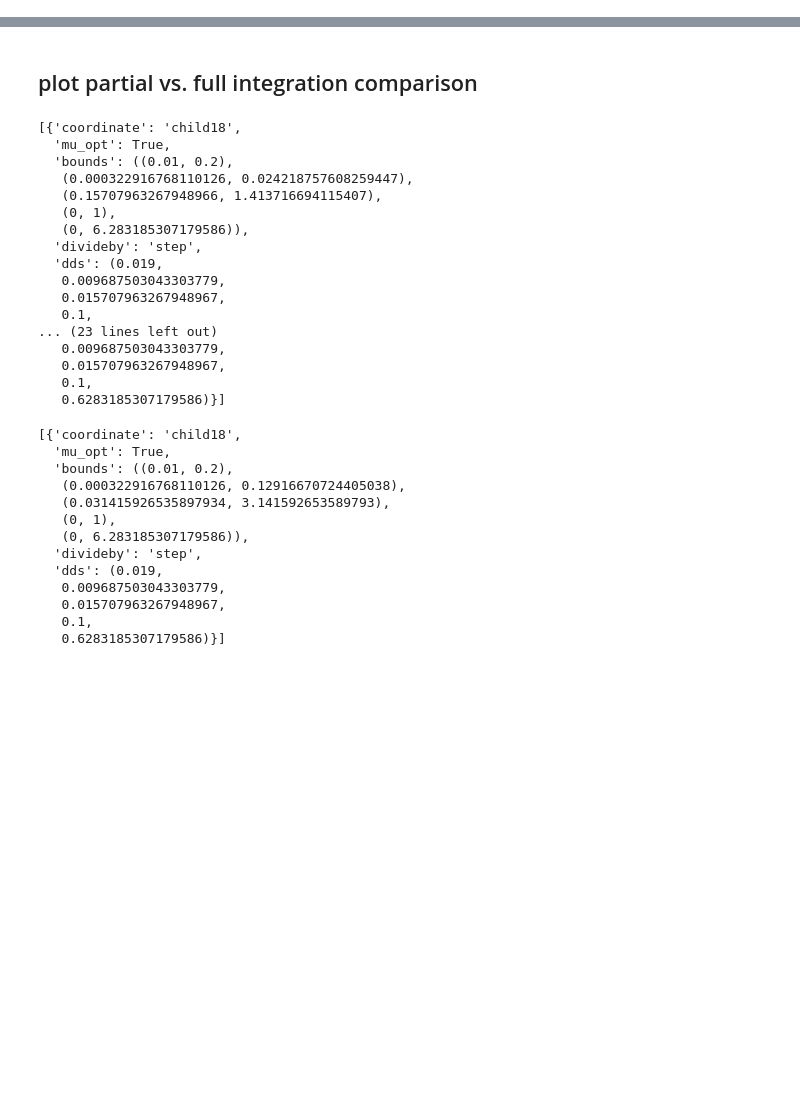
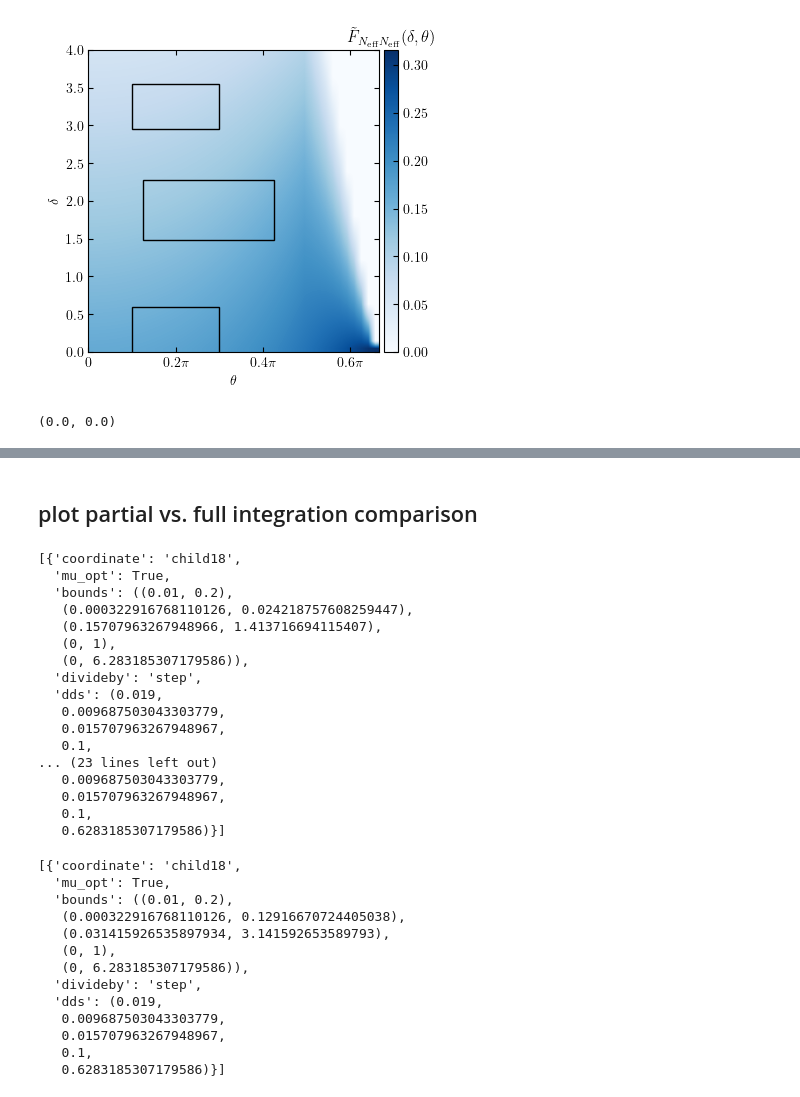
Before and after one commit to yanlongastro/galaxy_survey, a Jupyter notebook: bispectrum-interference-integration.ipynb, the cells around one changed output, grey strips where cells are left out. Cells and saved outputs as stored; diff of their text form; code cells hidden in the pictures; blank space fills up the shorter version.

```diff
--- a/bispectrum-interference-integration.ipynb
+++ b/bispectrum-interference-integration.ipynb
@@ -28,3 +25,9 @@ svy.update_survey_setups(ingredients=['RSD', 'damping', 'galactic_bias', 'recons
+# %%
+import defaults as df
+reload(df)
+dfs = df.defaults()
+
+svy.update_survey_setups(survey_geometrics=dfs.euclid)
 # %%
 def get_integrand_mat(svy, k, l, ddmax=4, coordinate='child18', ttmax=np.pi, z=0, mu1=0., mu2=0., unique=False, mu_opt=False, integrate_over_mu=False, div=101, k_max_bi=0.2):
     tiny = 1e-4
@@ -51,13 +54,15 @@ def get_integrand_mat(svy, k, l, ddmax=4, coordinate='child18', ttmax=np.pi, z=0
     return Amat
 # %%
 def draw_integration_peaks(Amat, coordinate, title, x_centers, y_centers, dxs, dys,
-                           savefig=False, k1_min=0.01, k1_max=0.2, normalize=True, debug=False):
+                           savefig=False, k1_min=0.01, k1_max=0.2, normalize=True, debug=False,
+                          per_triangle=False):
     from mpl_toolkits.axes_grid1 import make_axes_locatable
     from matplotlib.ticker import FuncFormatter, MultipleLocator
     import matplotlib.patches as patches
     f = plt.figure(figsize=(4, 4))
     ax = f.add_subplot(111)
     cmap = plt.get_cmap('Blues')
+
     if normalize:
         Amat /= np.sum(Amat)*(2*np.pi/3*4)/np.product(Amat.shape)
     if coordinate == 'child18':
@@ -66,7 +71,7 @@ def draw_integration_peaks(Amat, coordinate, title, x_centers, y_centers, dxs, d
         divider = make_axes_locatable(ax)
         cax = divider.append_axes("right", size="5%", pad=0.05)
         cb = plt.colorbar(im, cax=cax)
-        cb.ax.set_title(r'$I_2(\delta, \theta)$')
+        cb.ax.set_title(r'$\tilde{F}_{N_{\rm eff} N_{\rm eff}}(\delta, \theta)$')
 
         delta = np.linspace(0, ddmax*svy.pisf)
         theta = np.arccos(-0.5/(1+delta/k1_min))
@@ -101,7 +106,7 @@ def draw_integration_peaks(Amat, coordinate, title, x_centers, y_centers, dxs, d
                 b = 2*np.cos(thetas)*k1
                 c = k1**2 - k3**2
                 x = (-b +np.sqrt(b**2-4*c))/2 - k1
-                x /= pisf
+                x /= svy.pisf
                 ax.plot(thetas, x)
                 ax.set_xlim(0, np.pi*2/3)
                 ax.set_ylim(0, 4)
@@ -217 +229,28 @@ draw_integration_peaks(Amat, coordinate, title, x_centers, y_centers, dxs, dys,
+# %%
+tiny = 1e-3
+Tmat = np.zeros(Amat.shape)
+div = Amat.shape[0]
+y = np.linspace(tiny*svy.pisf, (ddmax-tiny)*svy.pisf, num=div)
+x = np.linspace(np.pi*tiny, np.pi*2/3-np.pi*tiny, num=div)
+y, x = np.meshgrid(y, x)
+for i in range(div):
+    for j in range(div):
+        t, d = x[i,j], y[i,j]
+        k1 = 0.2-d
+        a = 2+2*np.cos(t)
+        b = a*d
+        c = d**2-0.2**2
+        k2 = max((-b+np.sqrt(b**2-4*a*c))/(2*a), 0)
+        k3 = max(-2*d*np.cos(t)/(1+2*np.cos(t)), 0)
+        #print(d, np.cos(t), k1, k2, k3)
+        k = max(min(k1, k2)-k3, 0)
+        Tmat[i, j] = k/0.2
+# %%
+draw_integration_peaks(Tmat, coordinate, None, x_centers, y_centers, dxs, dys, savefig=True, normalize=True, debug=False)
+# %% [output]
+[figure, added]
+# %%
+gs.mu_tf(0, 0, 0.1)
+# %% [output]
+(0.0, 0.0)
 # %%
```
Also changed, not shown: parts of 11 cells of this notebook, 1 other file.
